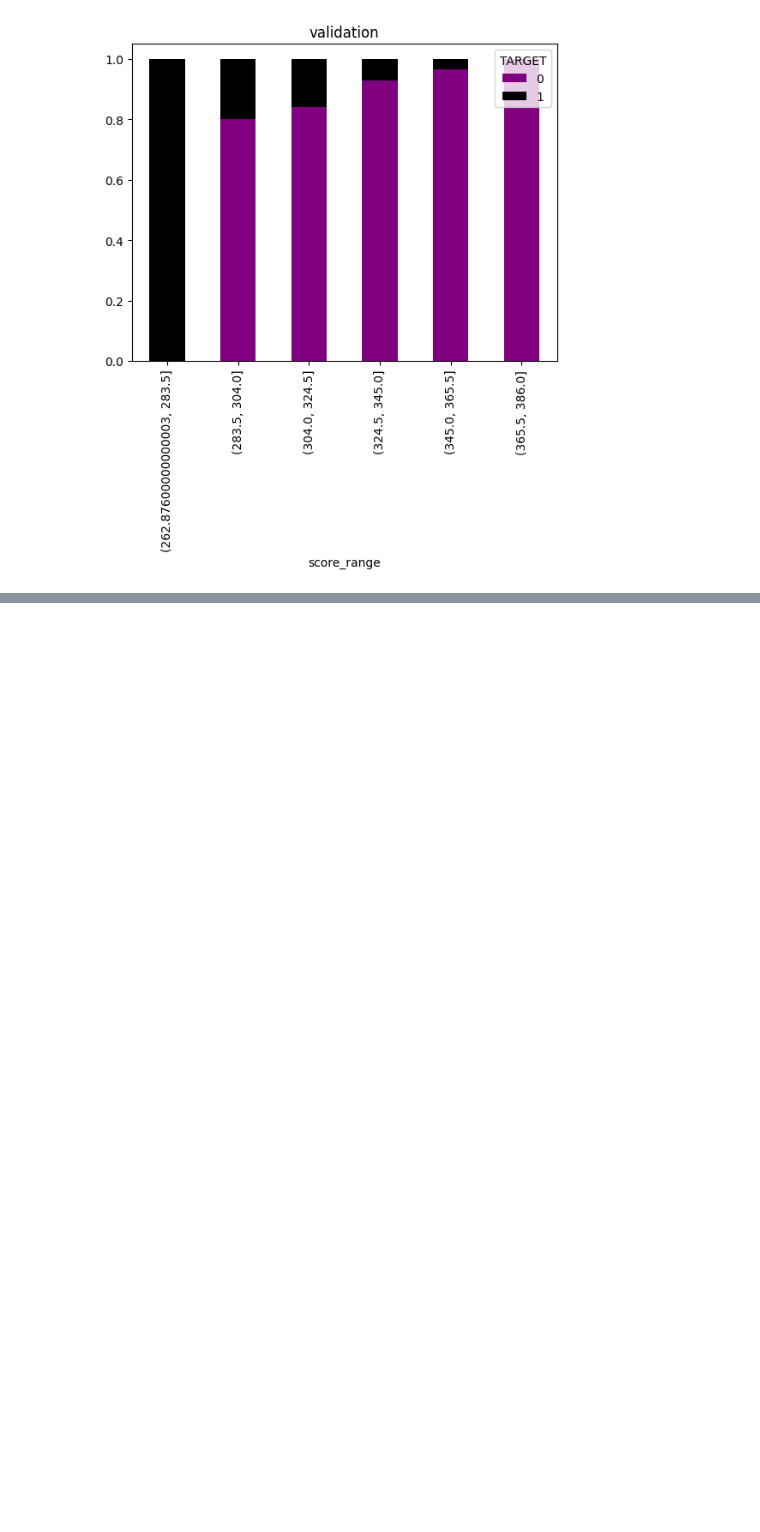
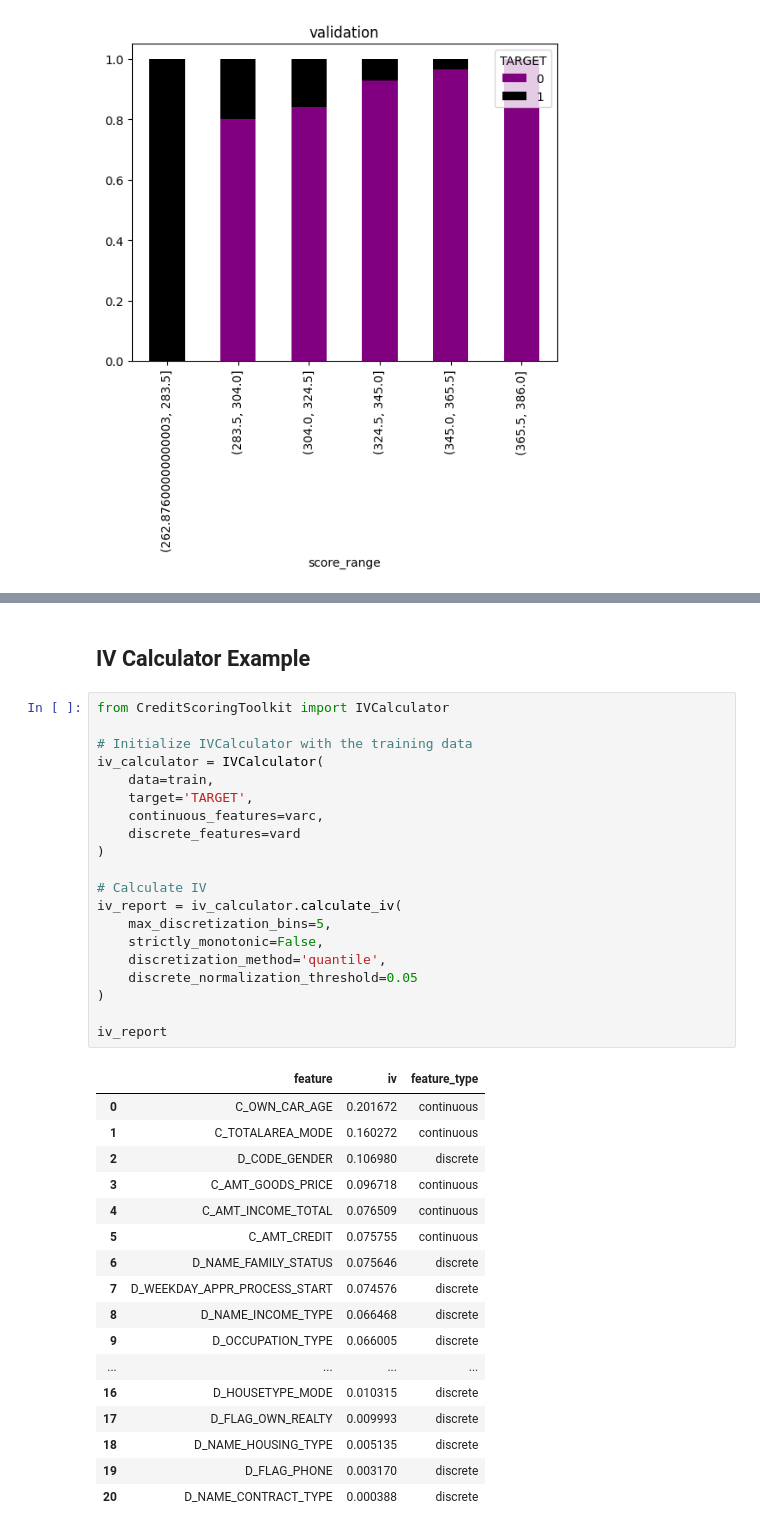
Before and after one commit to JGFuentesC/woe_credit_scoring, a Jupyter notebook: Usage Example.ipynb, the cells around one changed output, grey strips where cells are left out. Cells and saved outputs as stored; diff of their text form; blank space fills up the shorter version.

```diff
--- a/Usage Example.ipynb
+++ b/Usage Example.ipynb
@@ -243,0 +244,40 @@ acs.predict(valid).head()
+# %% [markdown]
+## IV Calculator Example
+# %%
+from CreditScoringToolkit import IVCalculator
+
+# Initialize IVCalculator with the training data
+iv_calculator = IVCalculator(
+    data=train,
+    target='TARGET',
+    continuous_features=varc,
+    discrete_features=vard
+)
+
+# Calculate IV
+iv_report = iv_calculator.calculate_iv(
+    max_discretization_bins=5,
+    strictly_monotonic=False,
+    discretization_method='quantile',
+    discrete_normalization_threshold=0.05
+)
+
+iv_report
+# %% [output]
+|  | feature | iv | feature_type |
+| 0 | C_OWN_CAR_AGE | 0.201672 | continuous |
+| 1 | C_TOTALAREA_MODE | 0.160272 | continuous |
+| 2 | D_CODE_GENDER | 0.106980 | discrete |
+| 3 | C_AMT_GOODS_PRICE | 0.096718 | continuous |
+| 4 | C_AMT_INCOME_TOTAL | 0.076509 | continuous |
+| 5 | C_AMT_CREDIT | 0.075755 | continuous |
+| 6 | D_NAME_FAMILY_STATUS | 0.075646 | discrete |
+| 7 | D_WEEKDAY_APPR_PROCESS_START | 0.074576 | discrete |
+| 8 | D_NAME_INCOME_TYPE | 0.066468 | discrete |
+| 9 | D_OCCUPATION_TYPE | 0.066005 | discrete |
+| ... | ... | ... | ... |
+| 16 | D_HOUSETYPE_MODE | 0.010315 | discrete |
+| 17 | D_FLAG_OWN_REALTY | 0.009993 | discrete |
+| 18 | D_NAME_HOUSING_TYPE | 0.005135 | discrete |
+| 19 | D_FLAG_PHONE | 0.003170 | discrete |
+| 20 | D_NAME_CONTRACT_TYPE | 0.000388 | discrete |
```
Also changed, not shown: parts of 2 cells of this notebook, 12 other files.
